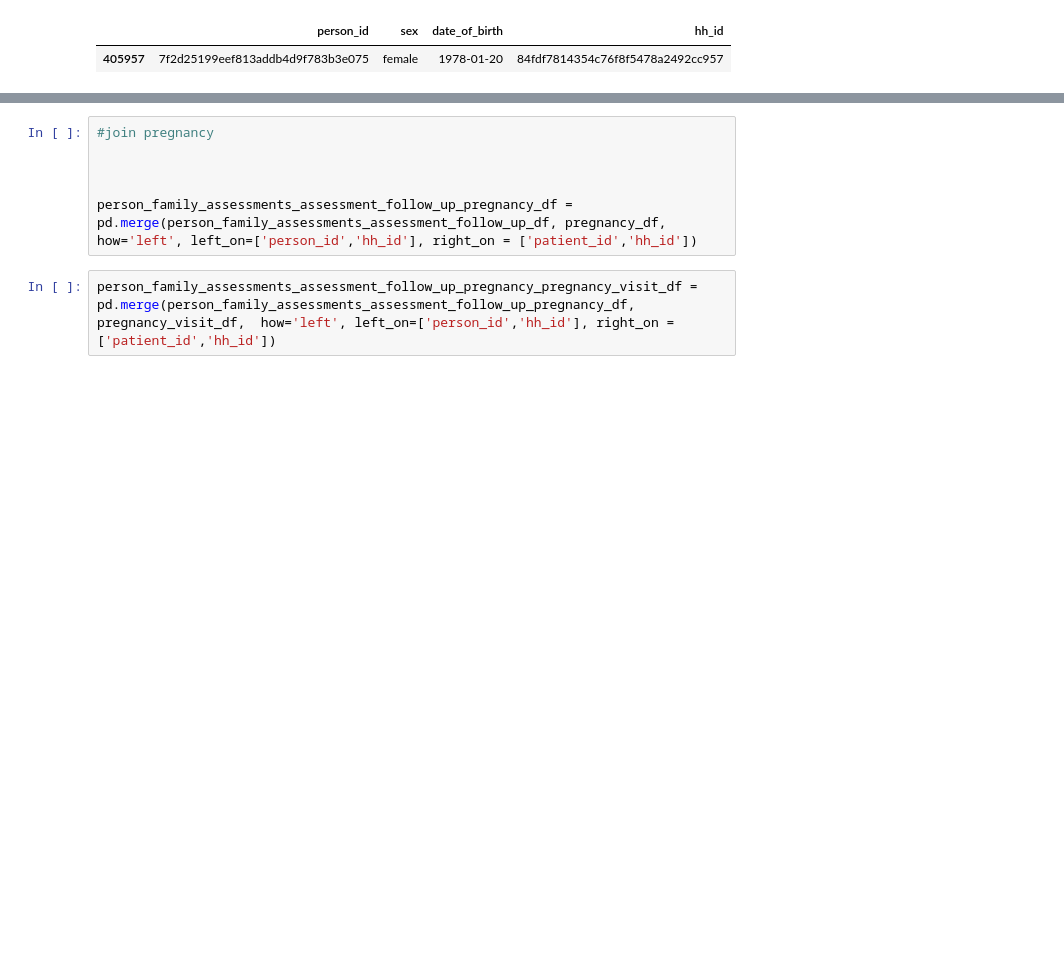
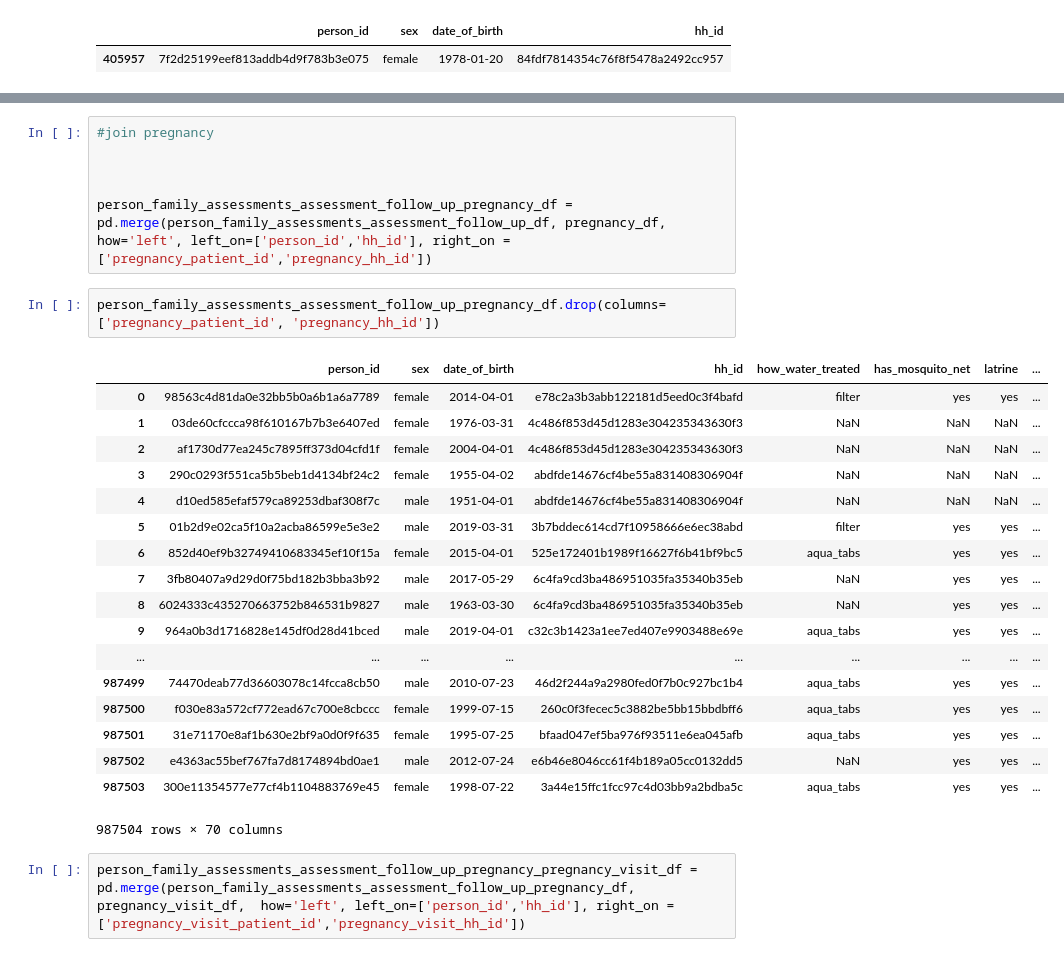
Before and after one commit to shaynaalice/medic_mobile, a Jupyter notebook: notebooks/Medic Mobile Technical Challenge.ipynb, the cells around one changed output, grey strips where cells are left out. Cells and saved outputs as stored; diff of their text form; blank space fills up the shorter version.

```diff
--- a/notebooks/Medic Mobile Technical Challenge.ipynb
+++ b/notebooks/Medic Mobile Technical Challenge.ipynb
@@ -117,6 +163,27 @@ person_family_assessments_assessment_follow_up_df = pd.merge(person_family_asses
 
 
 
-person_family_assessments_assessment_follow_up_pregnancy_df = pd.merge(person_family_assessments_assessment_follow_up_df, pregnancy_df,  how='left', left_on=['person_id','hh_id'], right_on = ['patient_id','hh_id'])
+person_family_assessments_assessment_follow_up_pregnancy_df = pd.merge(person_family_assessments_assessment_follow_up_df, pregnancy_df,  how='left', left_on=['person_id','hh_id'], right_on = ['pregnancy_patient_id','pregnancy_hh_id'])
+# %%
+person_family_assessments_assessment_follow_up_pregnancy_df.drop(columns=['pregnancy_patient_id', 'pregnancy_hh_id'])
+# %% [output]
+|  | person_id | sex | date_of_birth | hh_id | how_water_treated | has_mosquito_net | latrine | ... |
+| 0 | 98563c4d81da0e32bb5b0a6b1a6a7789 | female | 2014-04-01 | e78c2a3b3abb122181d5eed0c3f4bafd | filter | yes | yes | ... |
+| 1 | 03de60cfccca98f610167b7b3e6407ed | female | 1976-03-31 | 4c486f853d45d1283e304235343630f3 | NaN | NaN | NaN | ... |
+| 2 | af1730d77ea245c7895ff373d04cfd1f | female | 2004-04-01 | 4c486f853d45d1283e304235343630f3 | NaN | NaN | NaN | ... |
+| 3 | 290c0293f551ca5b5beb1d4134bf24c2 | female | 1955-04-02 | abdfde14676cf4be55a831408306904f | NaN | NaN | NaN | ... |
+| 4 | d10ed585efaf579ca89253dbaf308f7c | male | 1951-04-01 | abdfde14676cf4be55a831408306904f | NaN | NaN | NaN | ... |
+| 5 | 01b2d9e02ca5f10a2acba86599e5e3e2 | male | 2019-03-31 | 3b7bddec614cd7f10958666e6ec38abd | filter | yes | yes | ... |
+| 6 | 852d40ef9b32749410683345ef10f15a | female | 2015-04-01 | 525e172401b1989f16627f6b41bf9bc5 | aqua_tabs | yes | yes | ... |
+| 7 | 3fb80407a9d29d0f75bd182b3bba3b92 | male | 2017-05-29 | 6c4fa9cd3ba486951035fa35340b35eb | NaN | yes | yes | ... |
+| 8 | 6024333c435270663752b846531b9827 | male | 1963-03-30 | 6c4fa9cd3ba486951035fa35340b35eb | NaN | yes | yes | ... |
+| 9 | 964a0b3d1716828e145df0d28d41bced | male | 2019-04-01 | c32c3b1423a1ee7ed407e9903488e69e | aqua_tabs | yes | yes | ... |
+| ... | ... | ... | ... | ... | ... | ... | ... | ... |
+| 987499 | 74470deab77d36603078c14fcca8cb50 | male | 2010-07-23 | 46d2f244a9a2980fed0f7b0c927bc1b4 | aqua_tabs | yes | yes | ... |
+| 987500 | f030e83a572cf772ead67c700e8cbccc | female | 1999-07-15 | 260c0f3fecec5c3882be5bb15bbdbff6 | aqua_tabs | yes | yes | ... |
+| 987501 | 31e71170e8af1b630e2bf9a0d0f9f635 | female | 1995-07-25 | bfaad047ef5ba976f93511e6ea045afb | aqua_tabs | yes | yes | ... |
+| 987502 | e4363ac55bef767fa7d8174894bd0ae1 | male | 2012-07-24 | e6b46e8046cc61f4b189a05cc0132dd5 | NaN | yes | yes | ... |
+| 987503 | 300e11354577e77cf4b1104883769e45 | female | 1998-07-22 | 3a44e15ffc1fcc97c4d03bb9a2bdba5c | aqua_tabs | yes | yes | ... |
+987504 rows × 70 columns
 # %%
-person_family_assessments_assessment_follow_up_pregnancy_pregnancy_visit_df = pd.merge(person_family_assessments_assessment_follow_up_pregnancy_df, pregnancy_visit_df,  how='left', left_on=['person_id','hh_id'], right_on = ['patient_id','hh_id'])
+person_family_assessments_assessment_follow_up_pregnancy_pregnancy_visit_df = pd.merge(person_family_assessments_assessment_follow_up_pregnancy_df, pregnancy_visit_df,  how='left', left_on=['person_id','hh_id'], right_on = ['pregnancy_visit_patient_id','pregnancy_visit_hh_id'])
```
Also changed, not shown: parts of 16 cells of this notebook.
